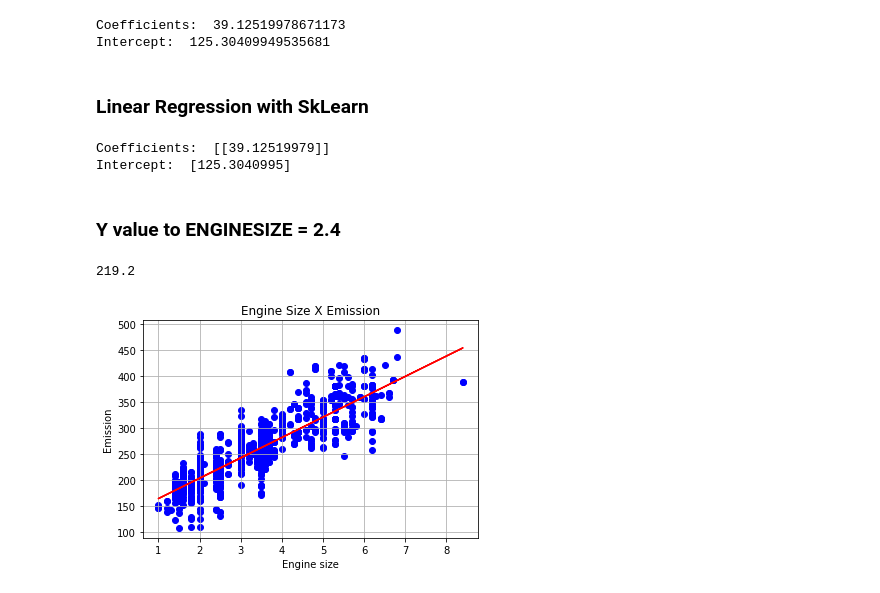
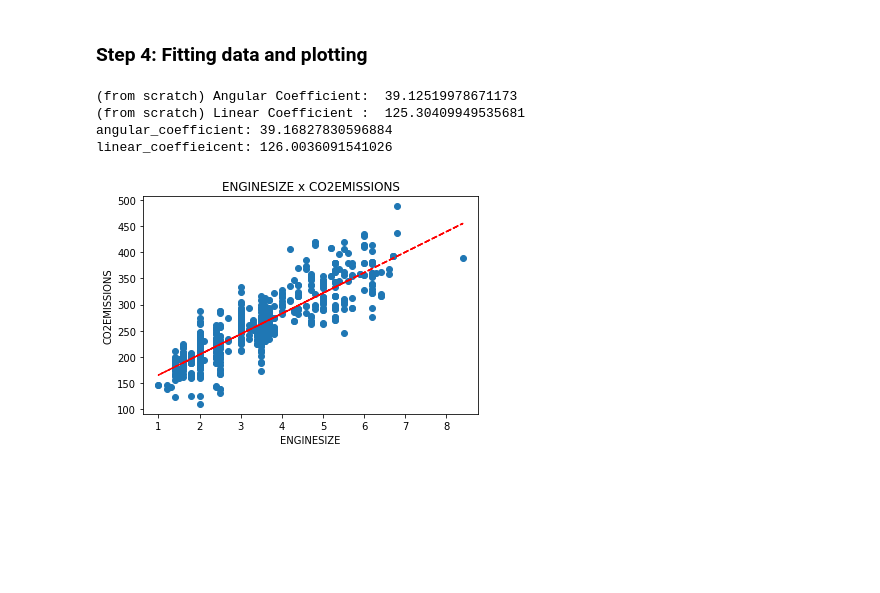
Before and after one commit to cassianodess/Machine-Learning, a Jupyter notebook: regression/main.ipynb, the cells around one changed output. Cells and saved outputs as stored; diff of their text form; code cells hidden in the pictures; blank space fills up the shorter version.

```diff
--- a/regression/main.ipynb
+++ b/regression/main.ipynb
@@ -52,47 +65,47 @@ thata1 = sum((xi-x)(y1-y))/(sum((xi-x)))²
+# %%
+#FROM SCRATCH
+#mask = np.random.rand(len(df)) < .8
+#train = new_df[mask]
+#test = new_df[~mask]
+
+x_train, x_test, y_train, y_test = train_test_split(x, y, test_size=.33, random_state=42)
+# %% [markdown]
+### Step 4: Fitting data and plotting
 # %%
-import numpy as np
-x = df.ENGINESIZE
-y = df.CO2EMISSIONS
+#FROM SCRATCH
 
 x_sum = ((np.array(x)/len(x)).sum())
 y_sum = ((np.array(y)/len(y)).sum())
 
 upper_division = ((x - x_sum)*(y - y_sum)).sum()
 down_division = ((x - x_sum)*(x - x_sum)).sum()
 theta1 = upper_division/down_division
 theta0 = y_sum - (theta1 * x_sum)
 
-print ("Coefficients: ", theta1)
-print ("Intercept: ", theta0)
+print ("(from scratch) Angular Coefficient: ", theta1)
+print ("(from scratch) Linear Coefficient : ", theta0)
+
+###
+
+regression = linear_model.LinearRegression()
+regression.fit(x_train.values.reshape(-1, 1) , y_train)
+angular_coefficient = regression.coef_[0]
+linear_coeffieicent = regression.intercept_
+print(f"angular_coefficient: {angular_coefficient}")
+print(f"linear_coeffieicent: {linear_coeffieicent}")
+
+equation = angular_coefficient*x_train + linear_coeffieicent
+
+fig, ax = plt.subplots()
+ax.scatter(x_train, y_train)
+ax.plot(x_train, equation, "--r")
+ax.set_title(f'{x.name} x {y.name}')
+ax.set_xlabel(x.name)
+ax.set_ylabel(y.name)
+plt.show()
 # %% [output]
-Coefficients:  39.12519978671173
-Intercept:  125.30409949535681
+(from scratch) Angular Coefficient:  39.12519978671173
+(from scratch) Linear Coefficient :  125.30409949535681
+angular_coefficient: 39.16827830596884
+linear_coeffieicent: 126.0036091541026
+[figure, added]
-# %% [markdown]
-### Linear Regression with SkLearn
-# %%
-
-from sklearn import linear_model
-regr = linear_model.LinearRegression()
-regr.fit(np.array(df[["ENGINESIZE"]]), np.array(df[["CO2EMISSIONS"]]))
-print ("Coefficients: ", regr.coef_)
-print ("Intercept: ",regr.intercept_)
-# %% [output]
-Coefficients:  [[39.12519979]]
-Intercept:  [125.3040995]
-# %% [markdown]
-### Y value to ENGINESIZE = 2.4
-# %%
-predict_value = theta0+(theta1*2.4)
-predict_value.round(2)
-# %% [output]
-219.2
-# %%
-plt.scatter(df.ENGINESIZE, df.CO2EMISSIONS,  color='blue')
-plt.plot(df.ENGINESIZE, regr.coef_[0][0]*df.ENGINESIZE + regr.intercept_[0], '-r')
-plt.title("Engine Size X Emission")
-plt.xlabel("Engine size")
-plt.ylabel("Emission")
-plt.grid()
-plt.show()
-# %% [output]
-[figure, removed]
```
Also changed, not shown: parts of 22 cells of this notebook, 1 other file.
